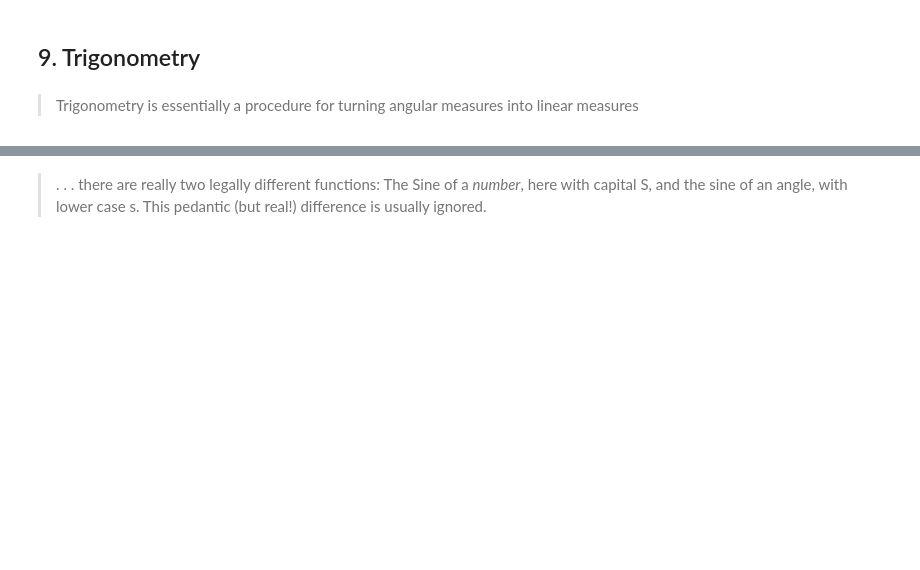
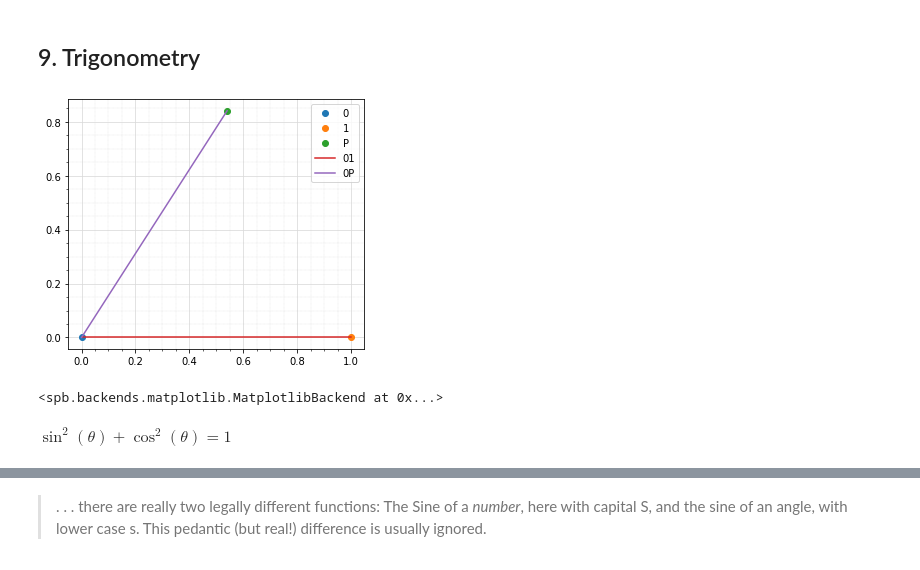
Before and after one commit to James-G-Hill/Sympy-Companion-to-Mathematics-Form-and-Function, a Jupyter notebook: ch04_real_numbers/09_trigonometry.ipynb, the cells around one changed output, grey strips where cells are left out. Drawn from its saved outputs; the diff is of its cells as text; code cells hidden in the pictures; blank space fills up the shorter version.

```diff
--- a/ch04_real_numbers/09_trigonometry.ipynb
+++ b/ch04_real_numbers/09_trigonometry.ipynb
@@ -1,4 +1,2 @@
 # %% [markdown]
  ## 9. Trigonometry
-# %% [markdown]
- > Trigonometry is essentially a procedure for turning angular measures into linear measures
@@ -34,0 +23,25 @@ plt.show()
+# %%
+theta = Symbol('θ', real=True)
+
+p0 = Point(0, 0)
+p1 = Point(1, 0)
+
+x = cos(theta)
+y = sin(theta)
+pP = Point(x, y)
+
+plot_geometry(
+    (p0, '0'),
+    (p1, '1'),
+    (pP.subs(theta, 1), 'P'),
+    (Segment(p0, p1), '01'),
+    (Segment(p0, pP.subs(theta, 1)), '0P')
+)
+# %% [output]
+[figure, added]
+<spb.backends.matplotlib.MatplotlibBackend at 0x...>
+# %%
+id0 = Eq(cos(theta)**2 + sin(theta)**2, 1)
+id0
+# %% [output]
+$\displaystyle \sin^{2}{\left(θ \right)} + \cos^{2}{\left(θ \right)} = 1$
```
Also changed, not shown: parts of 42 cells of this notebook, 2 other files.
